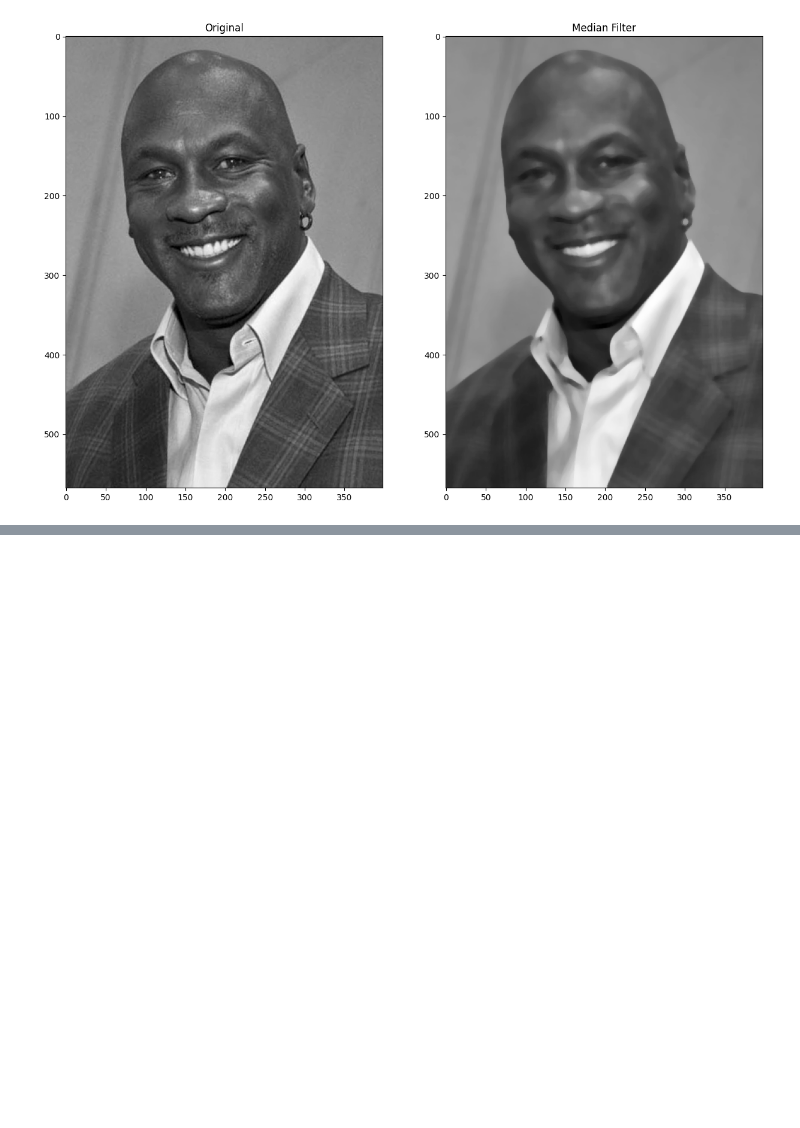
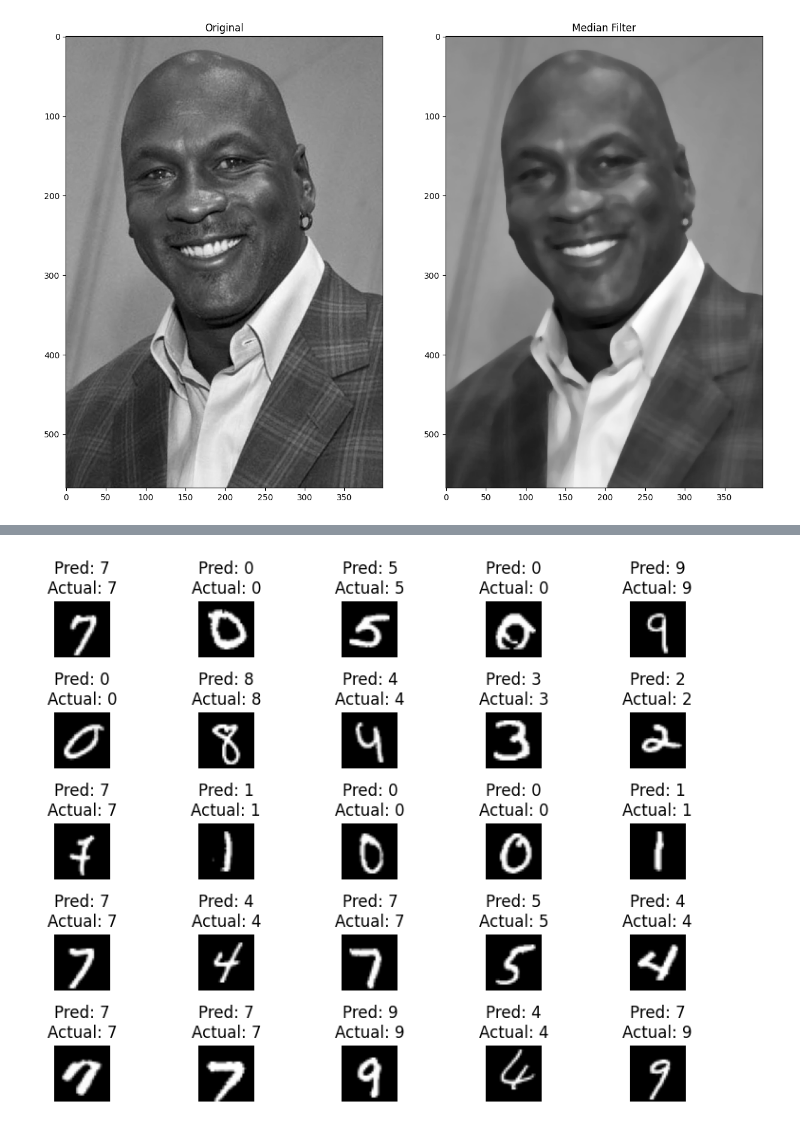
Before and after one commit to FaizalLeviansyah/PCVK_Ganjil_2023, a Jupyter notebook: Faizal_Week_12_Practicum_Task_PCVK_2023.ipynb, the cells around one changed output, grey strips where cells are left out. Cells and saved outputs as stored; diff of their text form; code cells hidden in the pictures; blank space fills up the shorter version.

```diff
--- a/Faizal_Week_12_Practicum_Task_PCVK_2023.ipynb
+++ b/Faizal_Week_12_Practicum_Task_PCVK_2023.ipynb
@@ -257,0 +463,38 @@ plt.show()
+# %%
+# Mengimpor library yang diperlukan
+from keras.utils import to_categorical
+
+# Memuat fitur dan label dari file pickle
+pickle_in = open("X_mnist.pickle", "rb")
+X_test = pickle.load(pickle_in)
+pickle_in = open("Y_mnist.pickle", "rb")
+Y_test = pickle.load(pickle_in)
+
+# Normalisasi fitur dengan membaginya dengan 255
+X_test = X_test / 255.0
+
+# Memuat model yang telah dilatih sebelumnya
+model = tf.keras.models.load_model("mnist_model.h5")
+
+# Melakukan prediksi pada data uji
+predictions = model.predict(X_test)
+
+# Menghitung akurasi model pada data uji
+accuracy = model.evaluate(X_test, Y_test)[1]
+print("Accuracy on the test set: {:.2f}%".format(accuracy * 100))
+
+# Menampilkan hasil prediksi pada beberapa sampel data uji
+num_results_to_display = 25
+fig, axes = plt.subplots(5, 5, figsize=(8, 6))
+
+for i in range(num_results_to_display):
+    predicted_label = np.argmax(predictions[i])
+    actual_label = np.argmax(Y_test[i])
+    img = X_test[i].reshape((28, 28))
+    axes[i // 5, i % 5].imshow(img, cmap='gray')
+    axes[i // 5, i % 5].set_title(f'Pred: {predicted_label}\nActual: {actual_label}')
+    axes[i // 5, i % 5].axis('off')
+
+plt.tight_layout()
+plt.show()
+# %% [output]
@@ -257,0 +504 @@ plt.show()
+[figure, added]
```
Also changed, not shown: parts of 12 cells of this notebook.
